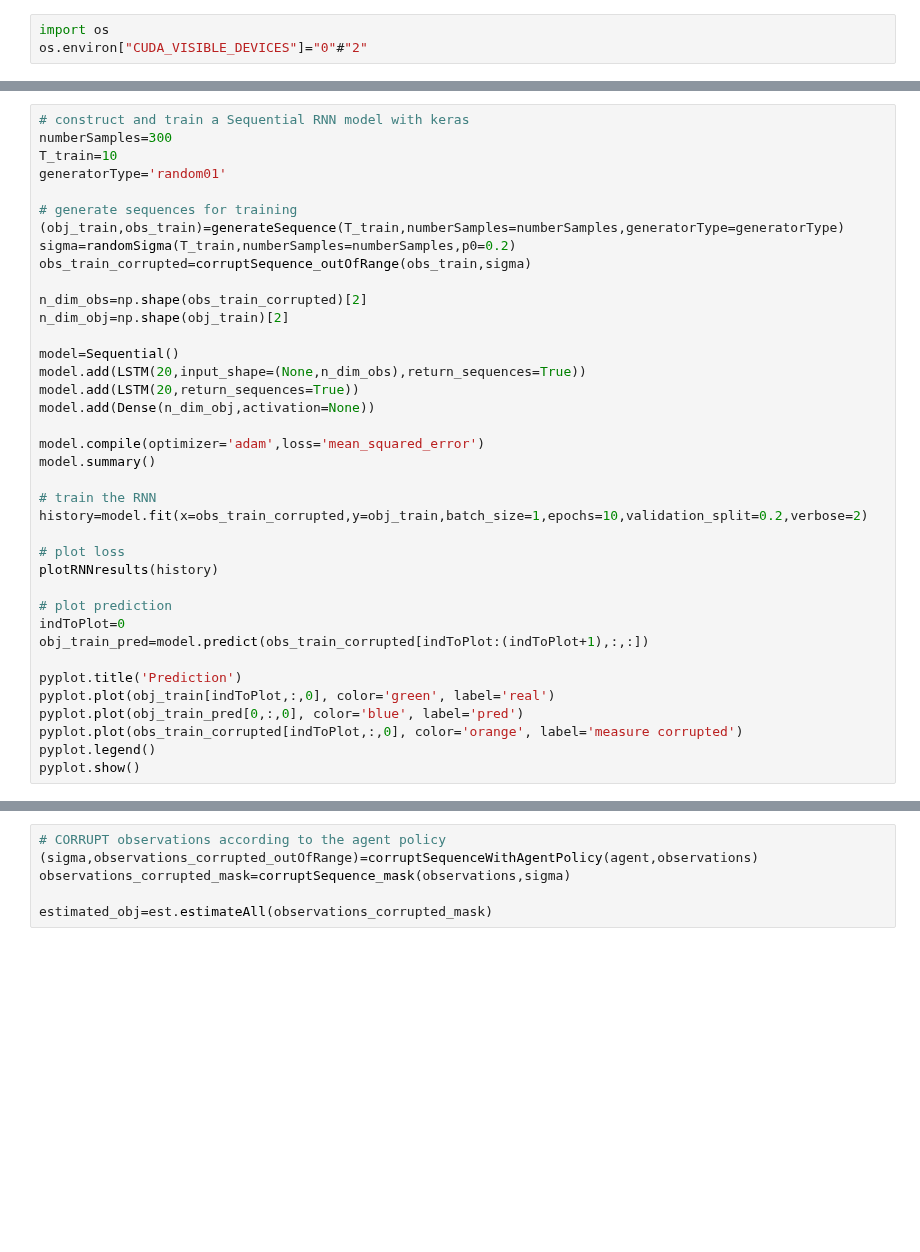
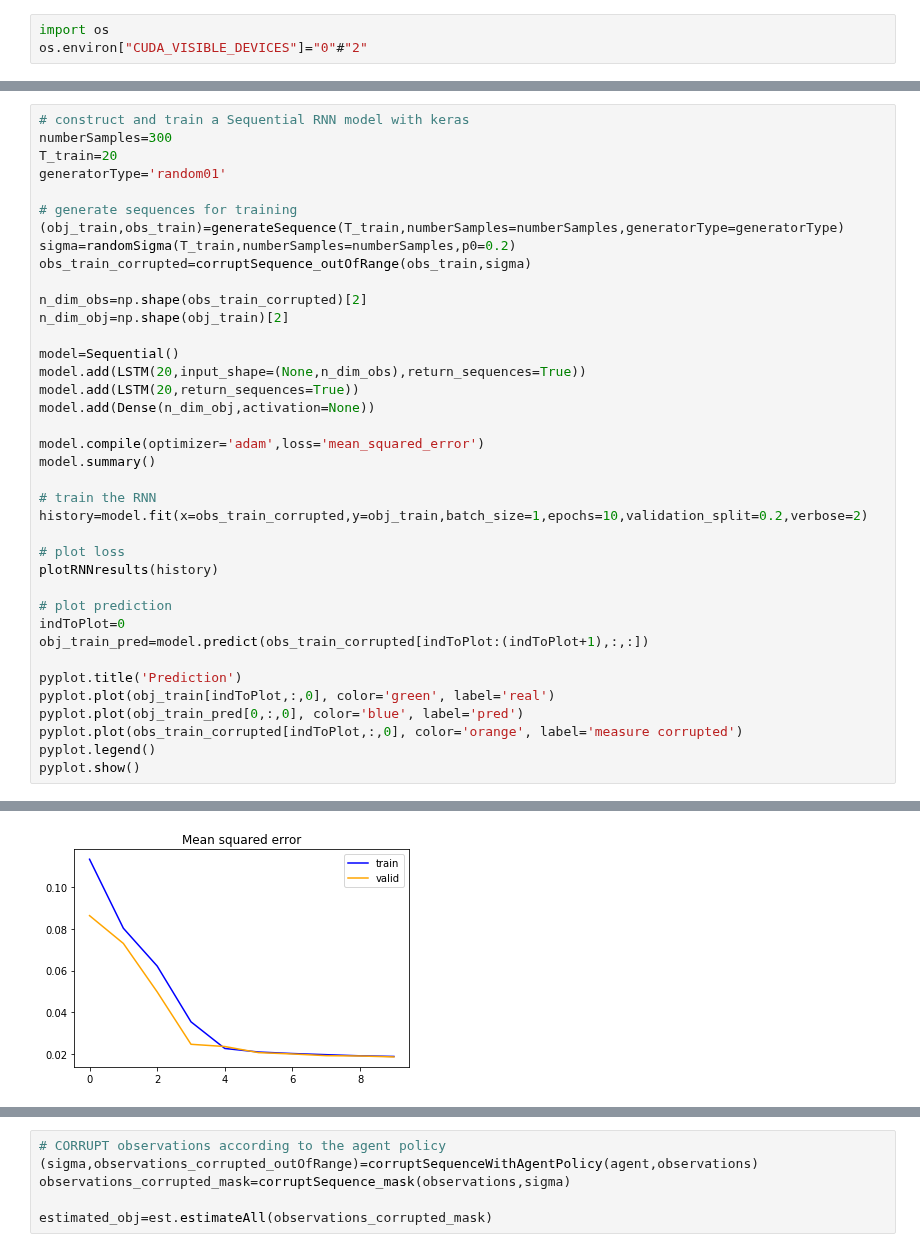
Before and after one commit to aaspeel/optiMeasRL, a Jupyter notebook: RL_RNN.ipynb, the cells around one changed output, grey strips where cells are left out. Cells and saved outputs as stored; diff of their text form; blank space fills up the shorter version.

```diff
--- a/RL_RNN.ipynb
+++ b/RL_RNN.ipynb
@@ -24,7 +24,7 @@ Using TensorFlow backend.
 # %%
 # construct and train a Sequential RNN model with keras
 numberSamples=300
-T_train=10
+T_train=20
 generatorType='random01'
 
 # generate sequences for training
@@ -59,3 +59,4 @@ pyplot.plot(obj_train_pred[0,:,0], color='blue', label='pred')
 pyplot.plot(obs_train_corrupted[indToPlot,:,0], color='orange', label='measure corrupted')
 pyplot.legend()
 pyplot.show()
+# %% [output]
@@ -61,0 +80 @@ pyplot.show()
+[figure, added]
```
Also changed, not shown: parts of 8 cells of this notebook, 4 other files.
